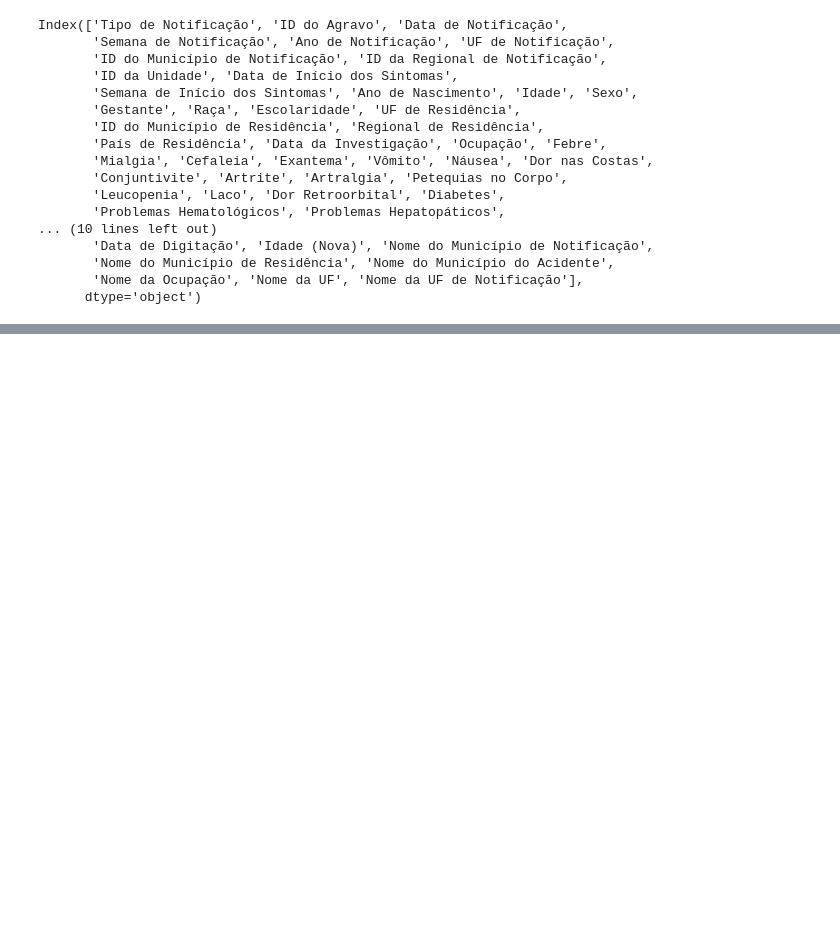
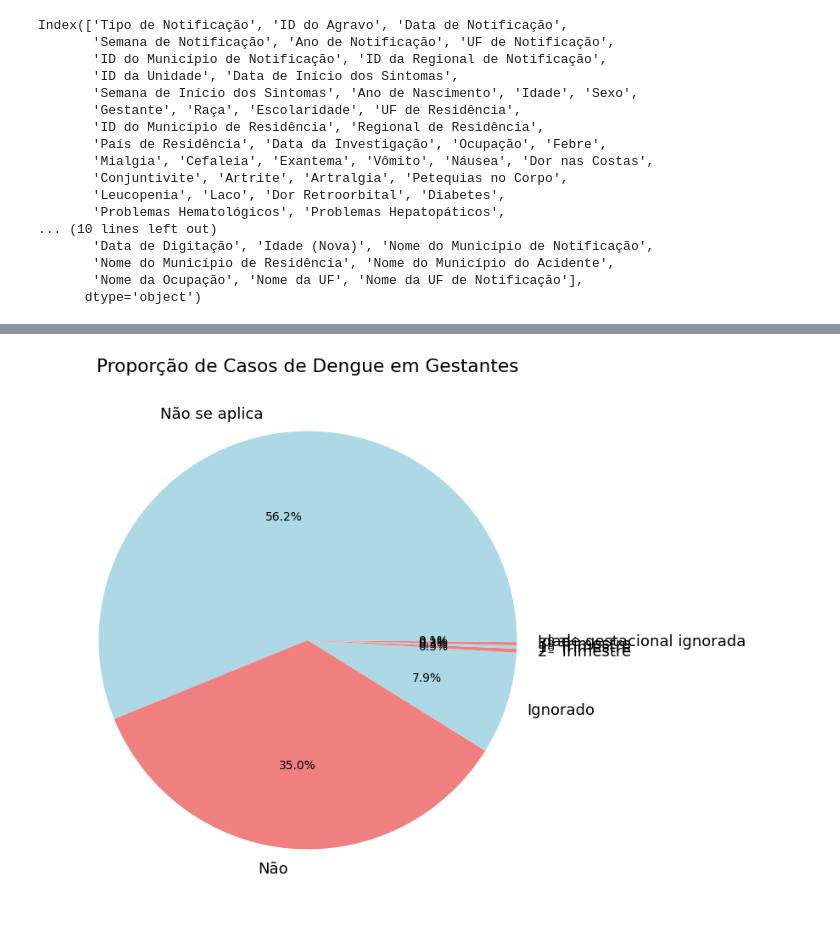
Before and after one commit to IgorNascimentoDEV/1-Projeto-Dengue-2022, a Jupyter notebook: projeto_PUC.ipynb, the cells around one changed output, grey strips where cells are left out. Drawn from its saved outputs; the diff is of its cells as text; code cells hidden in the pictures; blank space fills up the shorter version.

```diff
--- a/projeto_PUC.ipynb
+++ b/projeto_PUC.ipynb
@@ -388,0 +592,9 @@ dados_final.to_csv('dados_dengue.csv', index=False, sep=';')
+# %%
+# Criando um gráfico de pizza para mostrar a proporção de casos em gestantes
+plt.figure(figsize=(8, 8))
+dados_final['Gestante'].value_counts().plot(kind='pie', autopct='%1.1f%%', colors=['lightblue', 'lightcoral'])
+plt.title('Proporção de Casos de Dengue em Gestantes')
+plt.ylabel('')
+plt.show()
+# %% [output]
+[figure, added]
```
Also changed, not shown: parts of 30 cells of this notebook.
